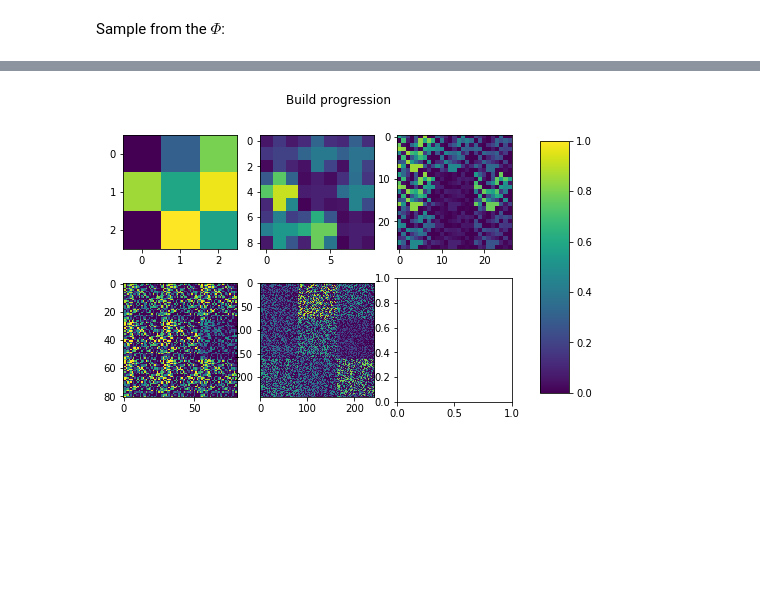
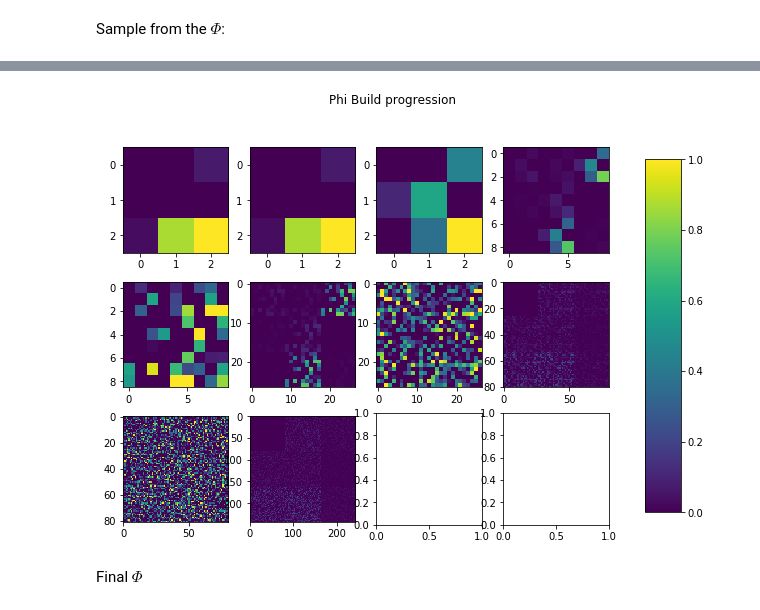
Before and after one commit to akshayats/probability, a Jupyter notebook: finite-mixture-models-SKG/SampleFromSKGM.ipynb, the cells around one changed output, grey strips where cells are left out. Saved outputs shown, nothing was run; the diff lists cells and outputs as text; code cells hidden in the pictures; blank space fills up the shorter version.

```diff
--- a/finite-mixture-models-SKG/SampleFromSKGM.ipynb
+++ b/finite-mixture-models-SKG/SampleFromSKGM.ipynb
@@ -118,0 +150,9 @@ theta_c_set     = tf.squeeze(mu_batch.sample(sample_shape=theta_k_shape, name="t
+# %%
+p_sess   = tf.Session()
+[Z_]     = p_sess.run([Z],
+                     feed_dict={
+                         U: U_,
+                         count: kk
+                     })
+Z_   = Z_.flatten()
+print('Partition sequence is {}'.format(Z_))
@@ -118,0 +161,4 @@ theta_c_set     = tf.squeeze(mu_batch.sample(sample_shape=theta_k_shape, name="t
+# %%
+# Make the sequence of classes used
+theta_class_Seq   = [k for k,z in zip(range(K_),Z_) for i in range(int(z))]
+print('Class sequence is {}'.format(theta_class_Seq))
@@ -168,9 +233,10 @@ r = int(np.floor(np.sqrt(K_)))
 c = int(np.ceil(float(K_)/r))
 f1, axes1   = plt.subplots(nrows=r, ncols=c)
 plt.rcParams["figure.figsize"] = (8, 5) # To increase or decrease the sizes of subplots
-f1.suptitle('All bases')
+f1.suptitle('All bases sampled')
 for i in range(0,K_):
     im = axes1.flat[i].imshow(s_theta_c_set[...,i], vmax=1.0, vmin=0.0)
+    axes1.flat[i].set_title('theta {}'.format(i))
 
 # Colorbar
 f1.subplots_adjust(right=0.8)
@@ -183,9 +251,10 @@ plt.show()
 # %%
 f2, axes2   = plt.subplots(nrows=r, ncols=c)
 plt.rcParams["figure.figsize"] = (8,5) # To increase or decrease the sizes of subplots
-f2.suptitle('All bases with added noise')
+f2.suptitle('Actual sequence of combination of bases')
 for i in range(0,K_):
-    im = axes2.flat[i].imshow(s_theta_Noised[i], vmax=1.0, vmin=0.0)
+    im = axes2.flat[i].imshow(s_theta_Sequence[i], vmax=1.0, vmin=0.0)
+    axes2.flat[i].set_title('theta {}'.format(theta_class_Seq[i]))
 
 # Colorbar
 f2.subplots_adjust(right=0.8)
@@ -197,17 +268,21 @@ plt.show()
 # %%
-f3, axes3   = plt.subplots(nrows=r, ncols=c)
+r1 = int(np.floor(np.sqrt(len(s_phi_progress))))
+c1 = int(np.ceil(float(len(s_phi_progress))/r1))
+f3, axes3   = plt.subplots(nrows=r1, ncols=c1)
 plt.rcParams["figure.figsize"] = (8,5) # To increase or decrease the sizes of subplots
-f3.suptitle('Build progression')
-for i in range(0,K_):
+f3.suptitle('Phi Build progression')
+for i in range(0,len(s_phi_progress)):
     im = axes3.flat[i].imshow(s_phi_progress[i], vmax=1.0, vmin=0.0)
 
 # Colorbar
 f3.subplots_adjust(right=0.8)
 cbar_ax = f3.add_axes([0.85, 0.15, 0.05, 0.7])
 f3.colorbar(im, cax=cbar_ax)
 plt.show()
 # %% [output]
-[figure, old version]
+[figure, new version]
+# %% [markdown]
+Final $\Phi$
 # %%
 f4= plt.figure()
 plt.title('Phi')
```
Also changed, not shown: parts of 28 cells of this notebook, 1 other file.
